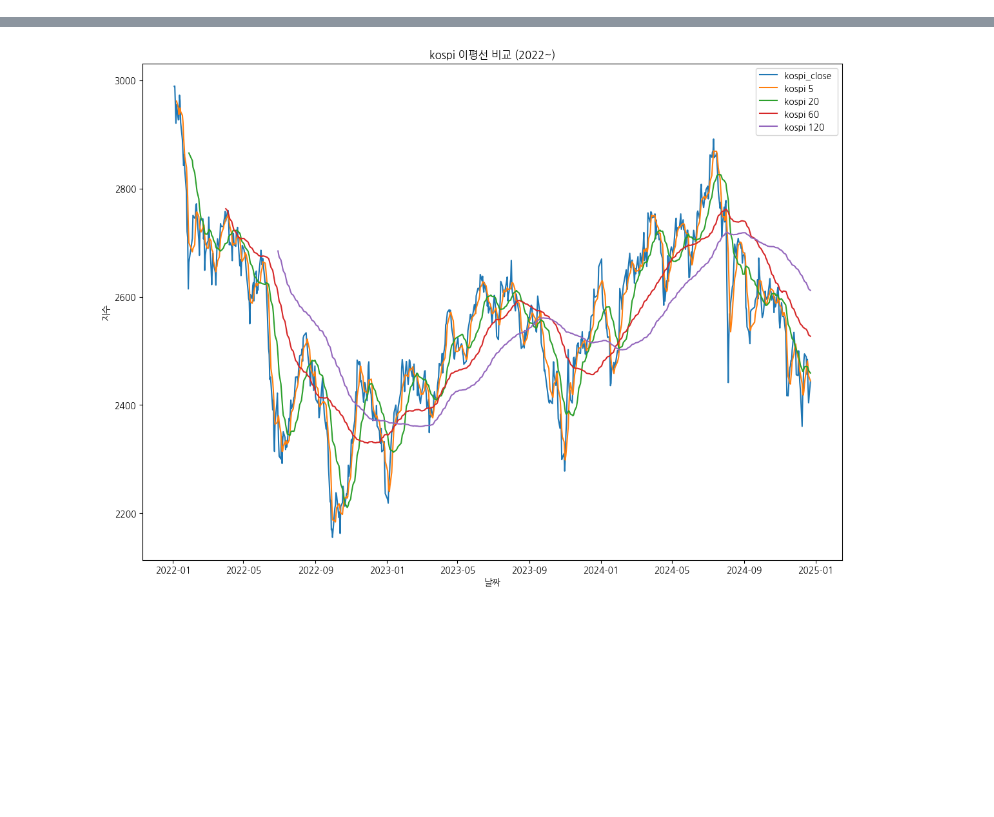
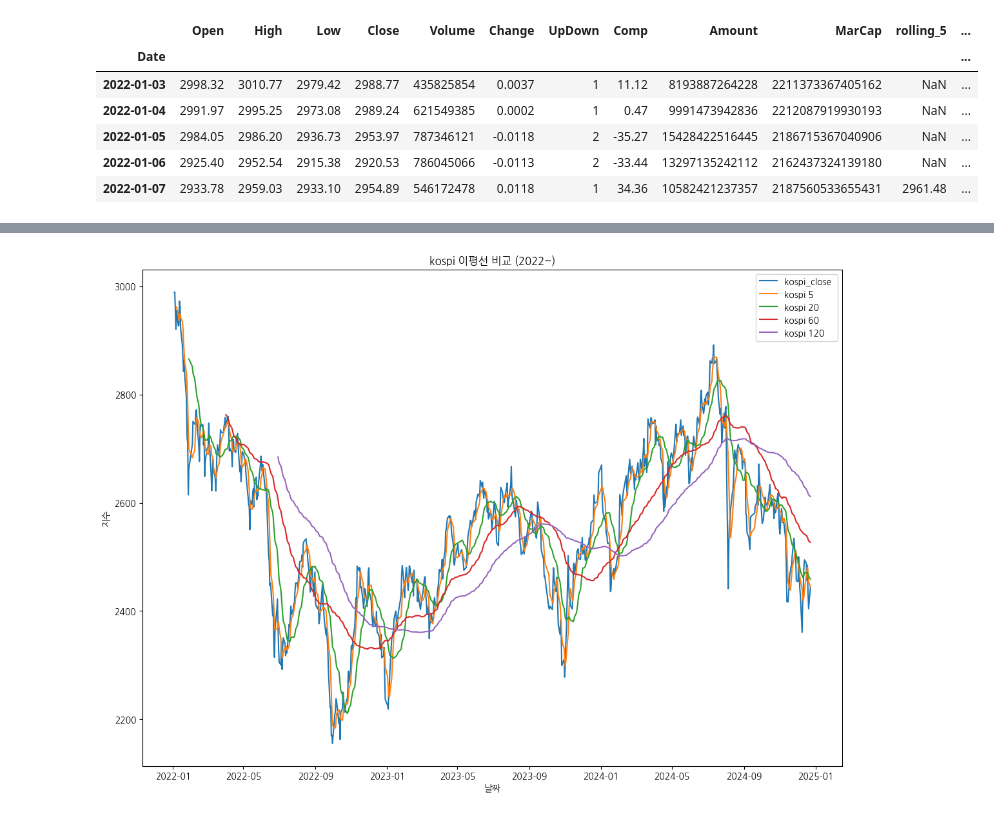
Before and after one commit to Huey-fitpet/study_pandas, a Jupyter notebook: quests/movingaverages_rollings.ipynb, the cells around one changed output, grey strips where cells are left out. Drawn from its saved outputs; the diff is of its cells as text; code cells hidden in the pictures; blank space fills up the shorter version.

```diff
--- a/quests/movingaverages_rollings.ipynb
+++ b/quests/movingaverages_rollings.ipynb
@@ -8,9 +8,3 @@ mpl.rcParams['axes.unicode_minus'] = False # 마이너스 기호 깨짐 방지
 import FinanceDataReader as fdr
 
 kospi = fdr.DataReader(symbol='KS11', start='2022') # KS000011
-# %%
-kospi['rolling5'] = kospi['Close'].rolling(window=5).mean()
-kospi['rolling20'] = kospi['Close'].rolling(window=20).mean()
-kospi['rolling60'] = kospi['Close'].rolling(window=60).mean()
-kospi['rolling120'] = kospi['Close'].rolling(window=120).mean()
-kospi
@@ -32,3 +11,20 @@ kospi
+# %%
+global_day_list = [
+    5,20,60,120
+]
+col_name = f'rolling_'
+# %%
+for day in global_day_list:
+    kospi[col_name+str(day)] =  kospi['Close'].rolling(window=day).mean()
+kospi.head()
+# %% [output]
+|  | Open | High | Low | Close | Volume | Change | UpDown | Comp | Amount | MarCap | rolling_5 | ... |
+| Date |  |  |  |  |  |  |  |  |  |  |  | ... |
+| 2022-01-03 | 2998.32 | 3010.77 | 2979.42 | 2988.77 | 435825854 | 0.0037 | 1 | 11.12 | 8193887264228 | 2211373367405162 | NaN | ... |
+| 2022-01-04 | 2991.97 | 2995.25 | 2973.08 | 2989.24 | 621549385 | 0.0002 | 1 | 0.47 | 9991473942836 | 2212087919930193 | NaN | ... |
+| 2022-01-05 | 2984.05 | 2986.20 | 2936.73 | 2953.97 | 787346121 | -0.0118 | 2 | -35.27 | 15428422516445 | 2186715367040906 | NaN | ... |
+| 2022-01-06 | 2925.40 | 2952.54 | 2915.38 | 2920.53 | 786045066 | -0.0113 | 2 | -33.44 | 13297135242112 | 2162437324139180 | NaN | ... |
+| 2022-01-07 | 2933.78 | 2959.03 | 2933.10 | 2954.89 | 546172478 | 0.0118 | 1 | 34.36 | 10582421237357 | 2187560533655431 | 2961.48 | ... |
 # %%
 def min_max(series):
     """최소값과 최대값의 날짜를 문자열로 반환하는 함수"""
```
Also changed, not shown: parts of 5 cells of this notebook.
